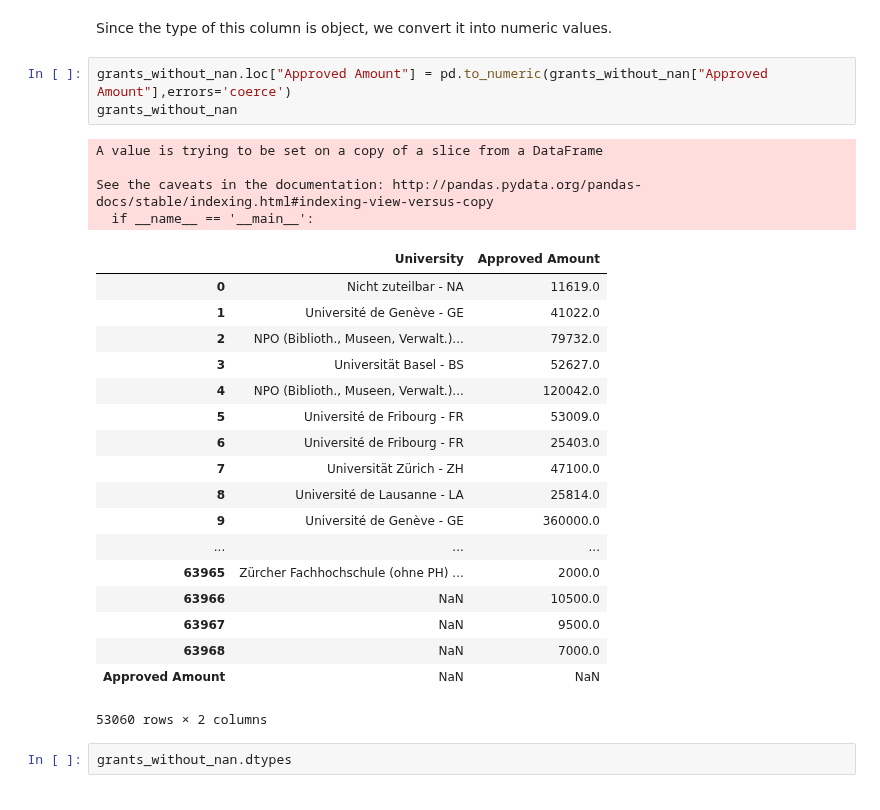
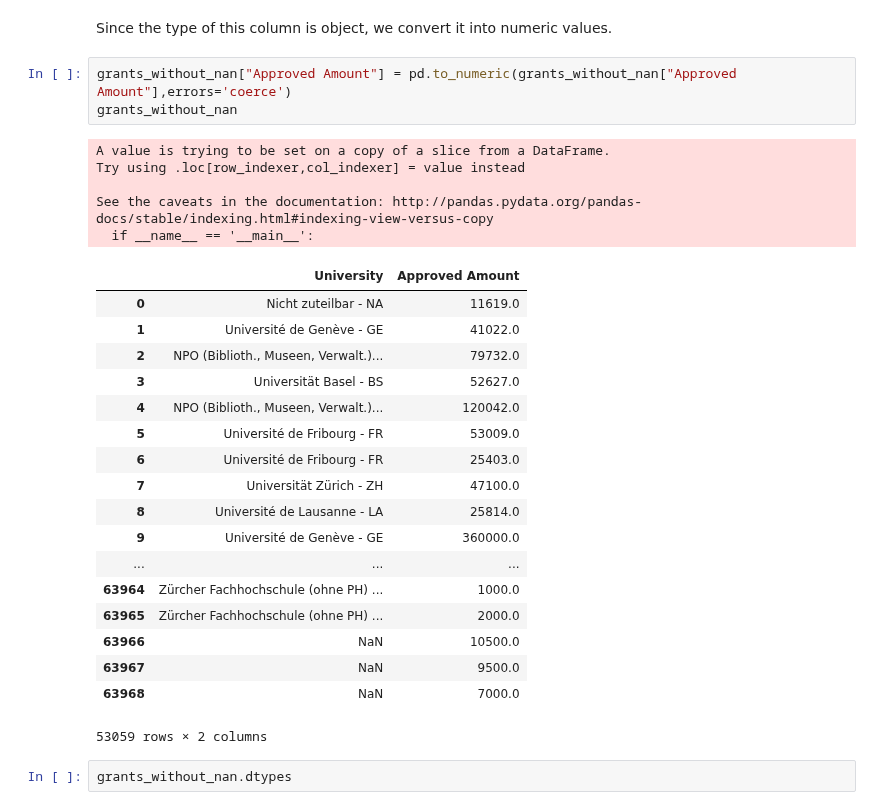
Before and after one commit to meryemmhamdi1/Gokcen_Meryem_Riyadh_ADA, a Jupyter notebook: 03 - Interactive Viz/Interactive Viz.ipynb, the cells around one changed output. Cells and saved outputs as stored; diff of their text form.

```diff
--- a/03 - Interactive Viz/Interactive Viz.ipynb
+++ b/03 - Interactive Viz/Interactive Viz.ipynb
@@ -76,31 +63,32 @@ dtype('O')
 # %% [markdown]
 Since the type of this column is object, we convert it into numeric values.
 # %%
-grants_without_nan.loc["Approved Amount"] = pd.to_numeric(grants_without_nan["Approved Amount"],errors='coerce')
+grants_without_nan["Approved Amount"] = pd.to_numeric(grants_without_nan["Approved Amount"],errors='coerce')
 grants_without_nan
 # %% [output]
-A value is trying to be set on a copy of a slice from a DataFrame
+A value is trying to be set on a copy of a slice from a DataFrame.
+Try using .loc[row_indexer,col_indexer] = value instead
 
 See the caveats in the documentation: http://pandas.pydata.org/pandas-docs/stable/indexing.html#indexing-view-versus-copy
   if __name__ == '__main__':
 |  | University | Approved Amount |
 | 0 | Nicht zuteilbar - NA | 11619.0 |
 | 1 | Université de Genève - GE | 41022.0 |
 | 2 | NPO (Biblioth., Museen, Verwalt.)... | 79732.0 |
 | 3 | Universität Basel - BS | 52627.0 |
 | 4 | NPO (Biblioth., Museen, Verwalt.)... | 120042.0 |
 | 5 | Université de Fribourg - FR | 53009.0 |
 | 6 | Université de Fribourg - FR | 25403.0 |
 | 7 | Universität Zürich - ZH | 47100.0 |
 | 8 | Université de Lausanne - LA | 25814.0 |
 | 9 | Université de Genève - GE | 360000.0 |
 | ... | ... | ... |
+| 63964 | Zürcher Fachhochschule (ohne PH) ... | 1000.0 |
 | 63965 | Zürcher Fachhochschule (ohne PH) ... | 2000.0 |
 | 63966 | NaN | 10500.0 |
 | 63967 | NaN | 9500.0 |
 | 63968 | NaN | 7000.0 |
-| Approved Amount | NaN | NaN |
-53060 rows × 2 columns
+53059 rows × 2 columns
 # %%
 grants_without_nan.dtypes
 # %% [output]
```
Also changed, not shown: parts of 39 cells of this notebook, 5 other files.
